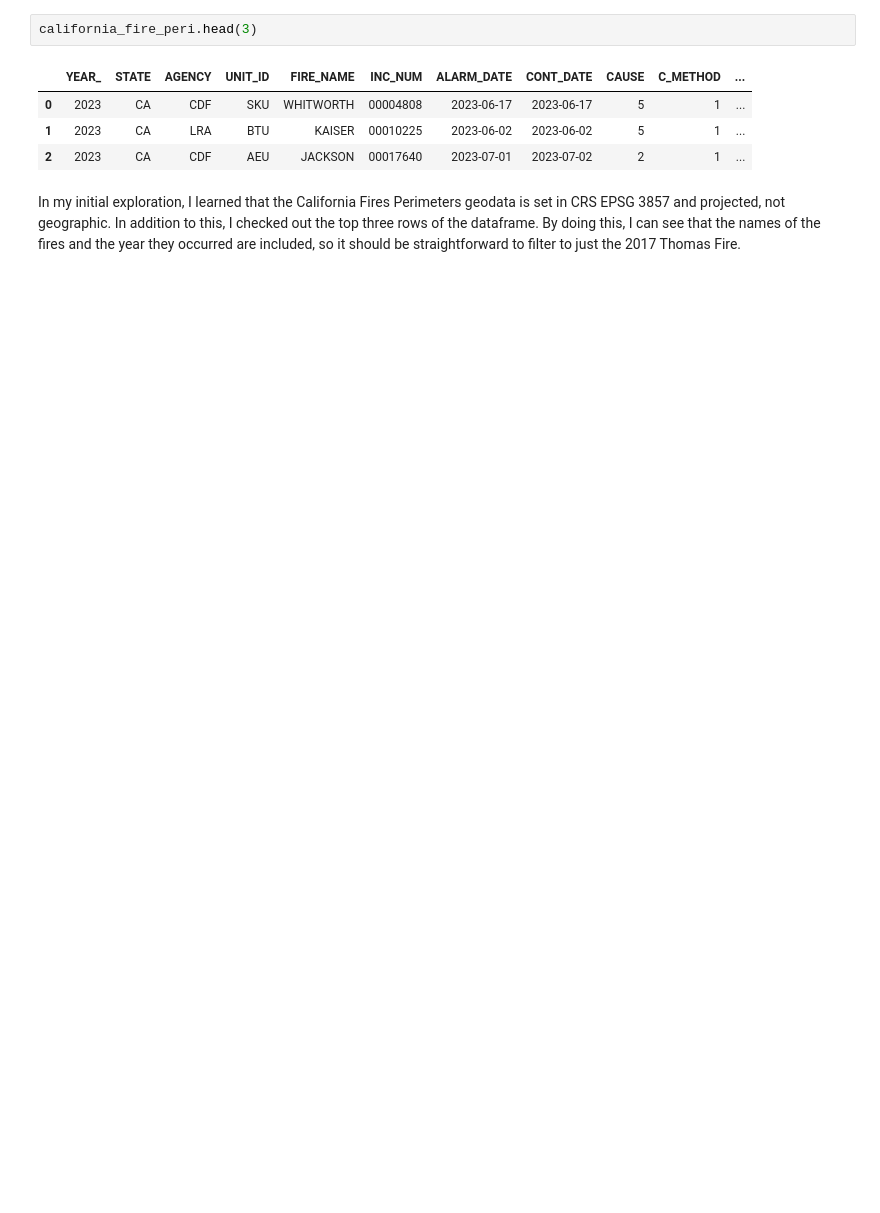
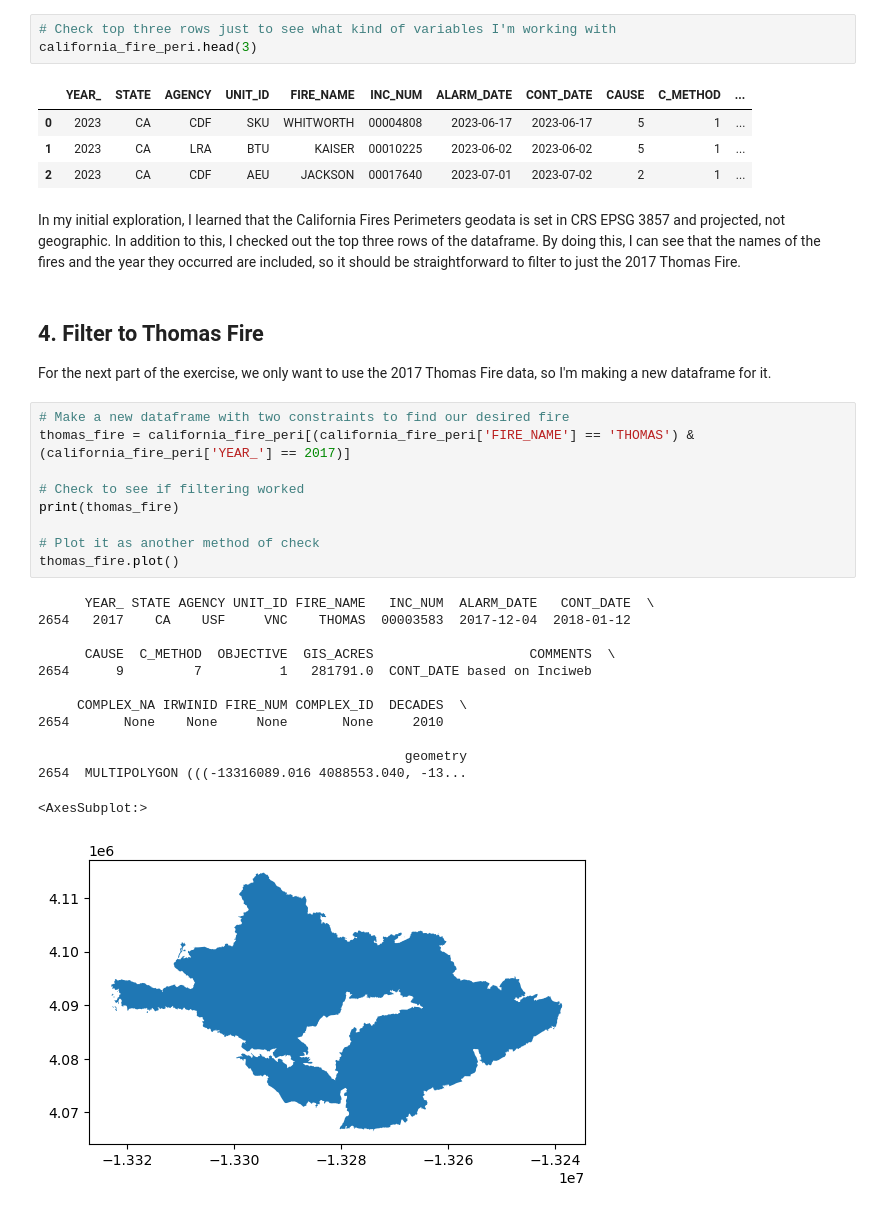
Before and after one commit to kimberleewong/eds220-hwk4, a Jupyter notebook: hwk4-task2-fire-perimeter-wong.ipynb, the cells around one changed output. Drawn from its saved outputs; the diff is of its cells as text; blank space fills up the shorter version.

Commit message:
finish thomas fire perimeter notebook and export thomas fire data

```diff
--- a/hwk4-task2-fire-perimeter-wong.ipynb
+++ b/hwk4-task2-fire-perimeter-wong.ipynb
@@ -46,6 +56,7 @@ CRS: epsg:3857
 Is this CRS projected?  True
 Is this CRS projected?  False
 # %%
+# Check top three rows just to see what kind of variables I'm working with
 california_fire_peri.head(3)
 # %% [output]
 |  | YEAR_ | STATE | AGENCY | UNIT_ID | FIRE_NAME | INC_NUM | ALARM_DATE | CONT_DATE | CAUSE | C_METHOD | ... |
@@ -54,3 +65,30 @@ california_fire_peri.head(3)
 | 2 | 2023 | CA | CDF | AEU | JACKSON | 00017640 | 2023-07-01 | 2023-07-02 | 2 | 1 | ... |
 # %% [markdown]
 In my initial exploration, I learned that the California Fires Perimeters geodata is set in CRS EPSG 3857 and projected, not geographic. In addition to this, I checked out the top three rows of the dataframe. By doing this, I can see that the names of the fires and the year they occurred are included, so it should be straightforward to filter to just the 2017 Thomas Fire.
+# %% [markdown]
+## 4. Filter to Thomas Fire
+
+For the next part of the exercise, we only want to use the 2017 Thomas Fire data, so I'm making a new dataframe for it.
+# %%
+# Make a new dataframe with two constraints to find our desired fire
+thomas_fire = california_fire_peri[(california_fire_peri['FIRE_NAME'] == 'THOMAS') & (california_fire_peri['YEAR_'] == 2017)]
+
+# Check to see if filtering worked
+print(thomas_fire)
+
+# Plot it as another method of check
+thomas_fire.plot()
+# %% [output]
+      YEAR_ STATE AGENCY UNIT_ID FIRE_NAME   INC_NUM  ALARM_DATE   CONT_DATE  \
+2654   2017    CA    USF     VNC    THOMAS  00003583  2017-12-04  2018-01-12
+
+      CAUSE  C_METHOD  OBJECTIVE  GIS_ACRES                    COMMENTS  \
+2654      9         7          1   281791.0  CONT_DATE based on Inciweb
+
+     COMPLEX_NA IRWINID FIRE_NUM COMPLEX_ID  DECADES  \
+2654       None    None     None       None     2010
+
+                                               geometry
+2654  MULTIPOLYGON (((-13316089.016 4088553.040, -13...
+<AxesSubplot:>
+[figure, added]
```
Also changed, not shown: parts of 11 cells of this notebook, 5 other files.
